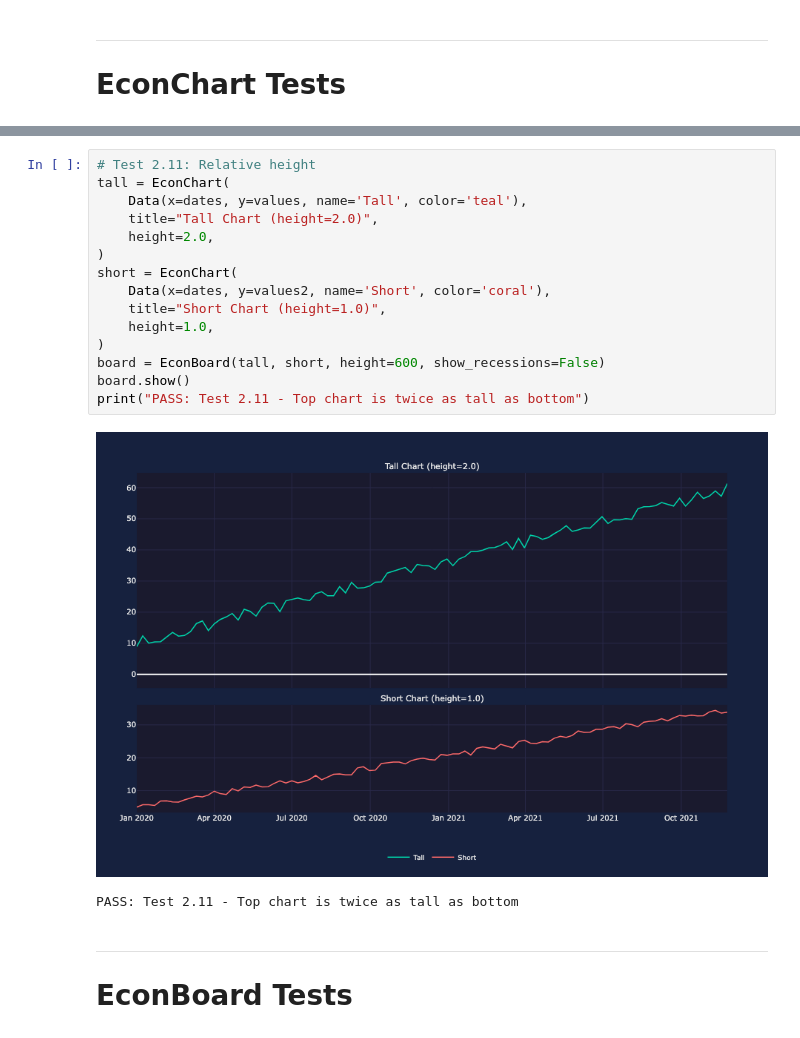
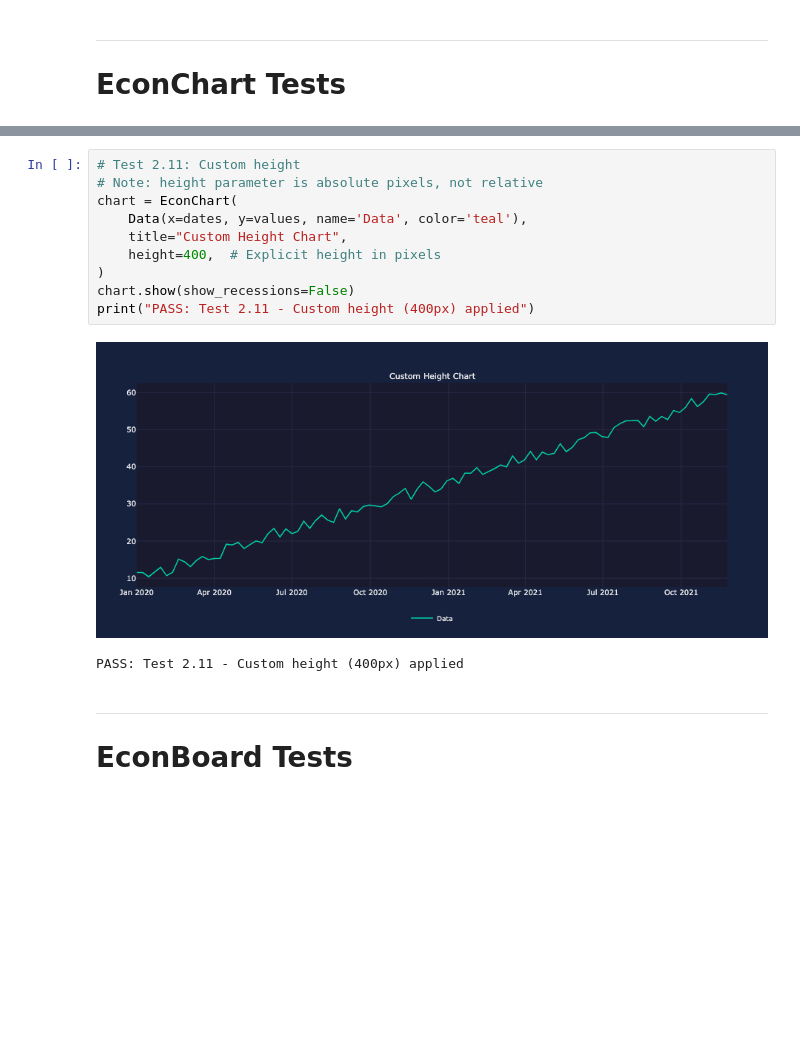
Before and after one commit to CharlieMonk/econcharts, a Jupyter notebook: notebooks/api_tests.ipynb, the cells around one changed output, grey strips where cells are left out. Saved outputs shown, nothing was run; the diff lists cells and outputs as text; blank space fills up the shorter version.

```diff
--- a/notebooks/api_tests.ipynb
+++ b/notebooks/api_tests.ipynb
@@ -380,22 +378,17 @@ print("PASS: Test 2.9-2.10 - Red horizontal line at y=30")
 PASS: Test 2.9-2.10 - Red horizontal line at y=30
 # %%
-# Test 2.11: Relative height
-tall = EconChart(
-    Data(x=dates, y=values, name='Tall', color='teal'),
-    title="Tall Chart (height=2.0)",
-    height=2.0,
+# Test 2.11: Custom height
+# Note: height parameter is absolute pixels, not relative
+chart = EconChart(
+    Data(x=dates, y=values, name='Data', color='teal'),
+    title="Custom Height Chart",
+    height=400,  # Explicit height in pixels
 )
-short = EconChart(
-    Data(x=dates, y=values2, name='Short', color='coral'),
-    title="Short Chart (height=1.0)",
-    height=1.0,
-)
-board = EconBoard(tall, short, height=600, show_recessions=False)
-board.show()
-print("PASS: Test 2.11 - Top chart is twice as tall as bottom")
+chart.show(show_recessions=False)
+print("PASS: Test 2.11 - Custom height (400px) applied")
 # %% [output]
-[figure, old version]
+[figure, new version]
-PASS: Test 2.11 - Top chart is twice as tall as bottom
+PASS: Test 2.11 - Custom height (400px) applied
 # %% [markdown]
 ---
 # EconBoard Tests
```
Also changed, not shown: parts of 28 cells of this notebook, 4 other files.
